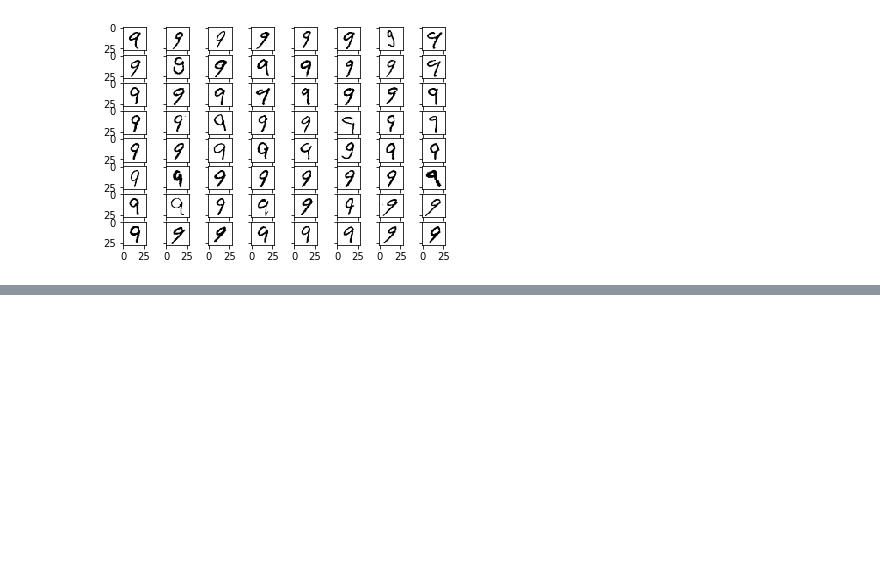
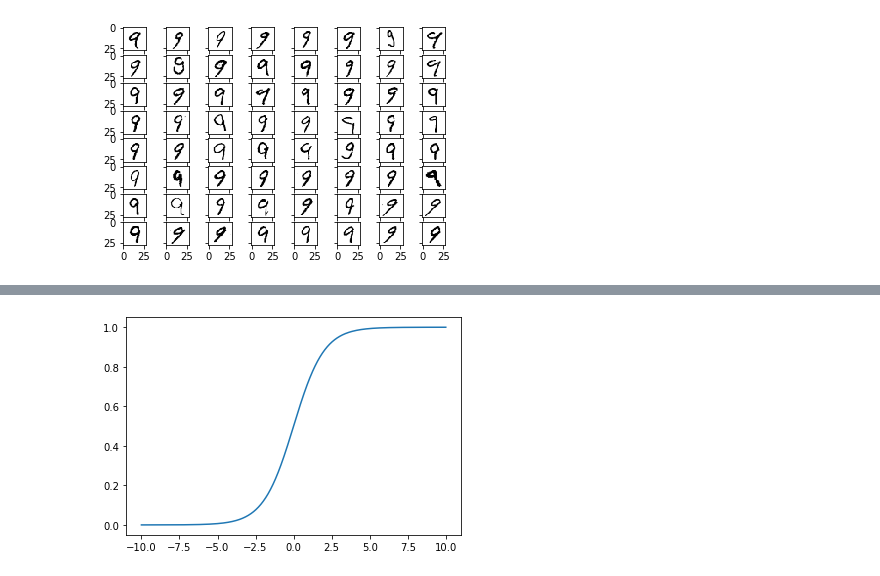
Before and after one commit to MustafaAli789/native-ann, a Jupyter notebook: mnist-classifier-neuralnet/mnist-classifier-neuralnet.ipynb, the cells around one changed output, grey strips where cells are left out. Drawn from its saved outputs; the diff is of its cells as text; code cells hidden in the pictures; blank space fills up the shorter version.

Commit message:
Added one hot encoding and sigmoid activation fxn

```diff
--- a/mnist-classifier-neuralnet/mnist-classifier-neuralnet.ipynb
+++ b/mnist-classifier-neuralnet/mnist-classifier-neuralnet.ipynb
@@ -45,3 +46,14 @@ visualize_data(train_x, train_y)
  [0 0 0 ... 0 0 0]
  [0 0 0 ... 0 0 0]]
 [figure]
+# %%
+#vertical col vector is the one hot encoded category essentially with each col being each label
+def enc_one_hot(y, num_labels=10):
+    one_hot = np.zeros((num_labels, y.shape[0]))
+    for i, val in enumerate(y):
+        one_hot[val, i] = 1.0
+    return one_hot
+y = np.array([4, 5, 9, 0])
+z = enc_one_hot(y)
+print(y)
+print(z)
@@ -47,0 +72,14 @@ visualize_data(train_x, train_y)
+# %%
+def sigmoid(z):
+    return 1/(1+np.exp(-z))
+    #return expit(z)
+
+def vis_sigmoid():
+    x = np.linspace(-10, 10, 1000)
+    y = sigmoid(x)
+    fig, ax = plt.subplots()
+    ax.plot(x, y)
+    plt.show()
+vis_sigmoid()
+# %% [output]
+[figure, added]
```
Also changed, not shown: parts of 2 cells of this notebook.
